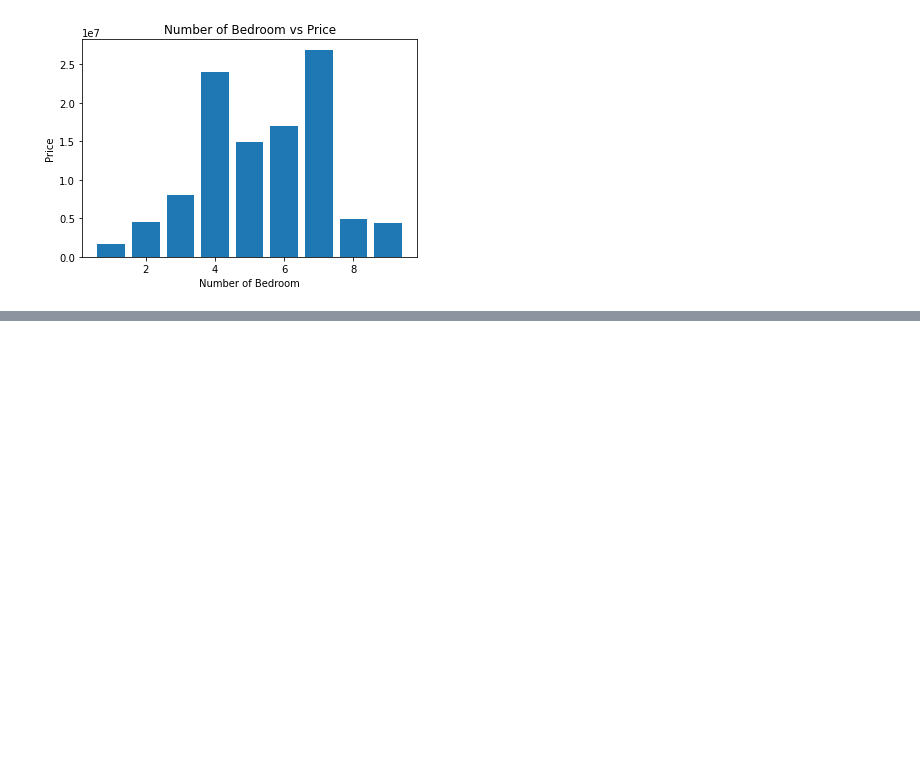
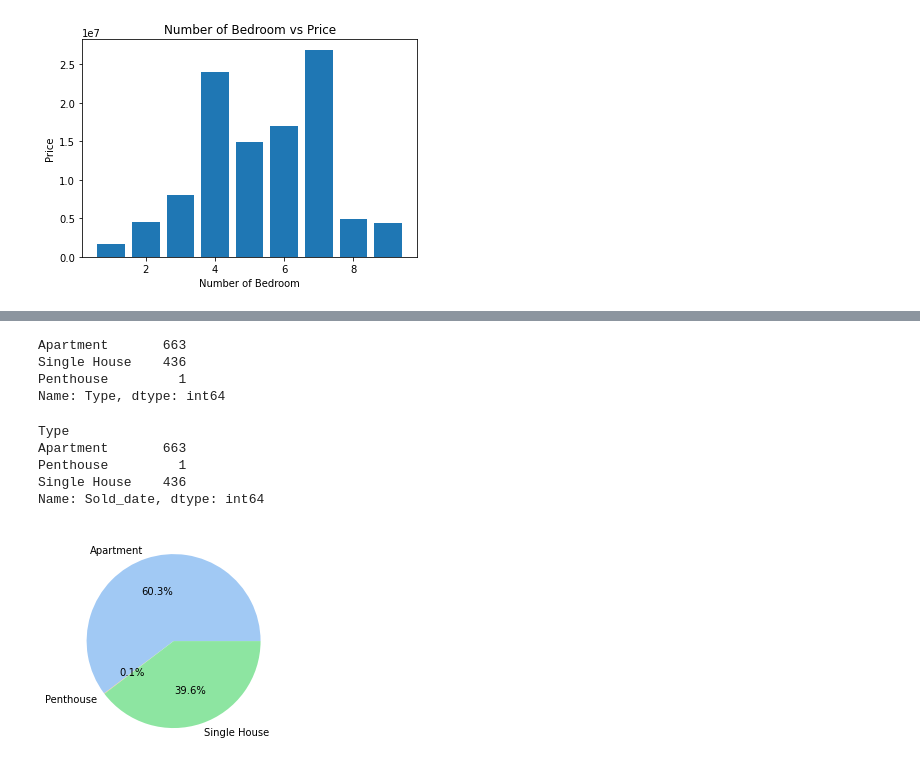
Before and after one commit to markqle/Redfin_Real_Estate_scraping-analysis, a Jupyter notebook: Redfin_Data_Analysis.ipynb, the cells around one changed output, grey strips where cells are left out. Cells and saved outputs as stored; diff of their text form; code cells hidden in the pictures; blank space fills up the shorter version.

```diff
--- a/Redfin_Data_Analysis.ipynb
+++ b/Redfin_Data_Analysis.ipynb
@@ -208,0 +282,25 @@ plt.show()
+# %%
+df['Type'].value_counts()
+# %% [output]
+Apartment       663
+Single House    436
+Penthouse         1
+Name: Type, dtype: int64
+# %%
+x=df.groupby('Type')['Sold_date'].count()
+x
+# %% [output]
+Type
+Apartment       663
+Penthouse         1
+Single House    436
+Name: Sold_date, dtype: int64
+# %%
+x=df.groupby('Type')['Sold_date'].count().values.tolist()
+
+labels = ['Apartment','Penthouse','Single House']
+colors = sns.color_palette('pastel')
+plt.pie(x, labels=labels,colors = colors, autopct = '%0.1f%%')
+plt.show()
+# %% [output]
+[figure, added]
```
Also changed, not shown: parts of 22 cells of this notebook.
